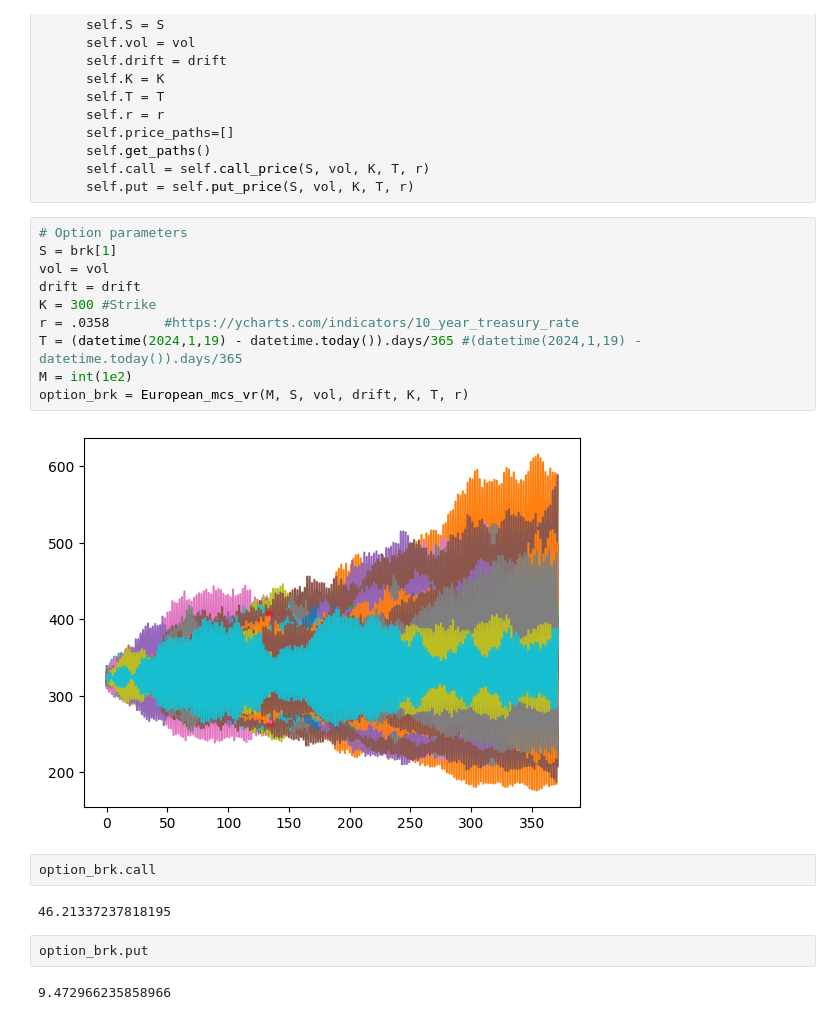
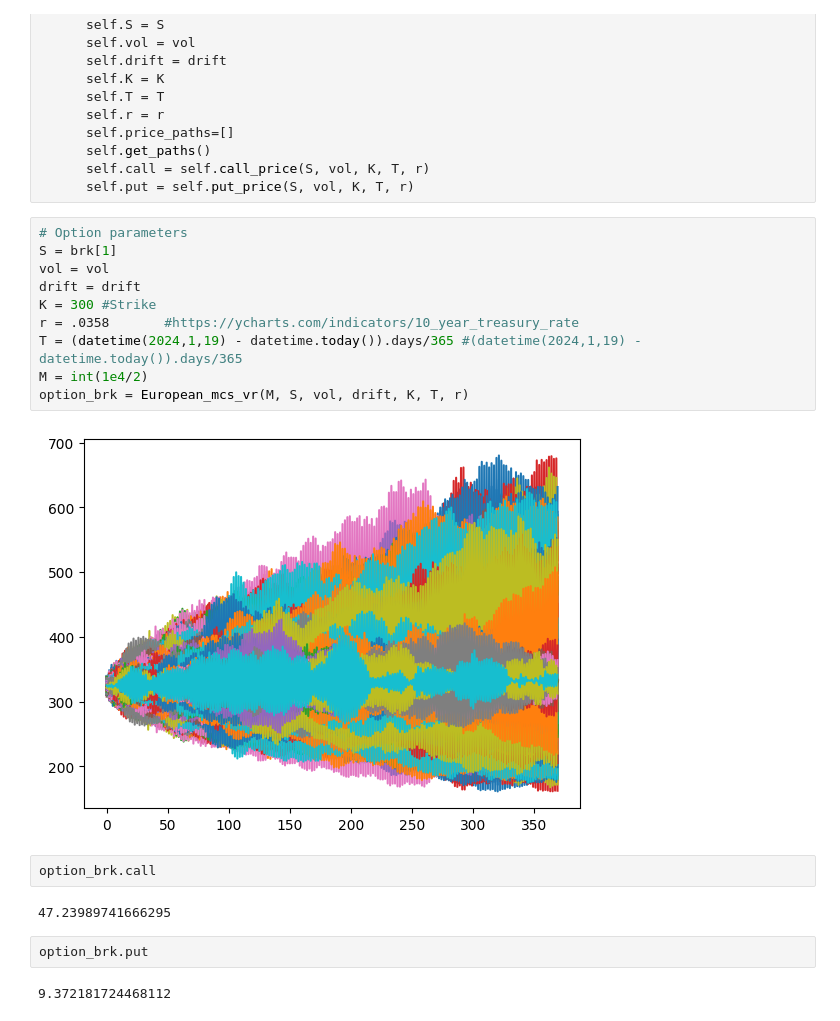
Before and after one commit to mrodek/ISYE6644-GRP236-OptionPricing, a Jupyter notebook: Option_Pricing.ipynb, the cells around one changed output. Drawn from its saved outputs; the diff is of its cells as text.

```diff
--- a/Option_Pricing.ipynb
+++ b/Option_Pricing.ipynb
@@ -648,20 +619,20 @@ class European_mcs_vr:
 # %%
 # Option parameters
 S = brk[1]
 vol = vol
 drift = drift
 K = 300 #Strike
 r = .0358       #https://ycharts.com/indicators/10_year_treasury_rate
 T = (datetime(2024,1,19) - datetime.today()).days/365 #(datetime(2024,1,19) - datetime.today()).days/365
-M = int(1e2)
+M = int(1e4/2)
 option_brk = European_mcs_vr(M, S, vol, drift, K, T, r)
 # %% [output]
-[figure, old version]
+[figure, new version]
 # %%
 option_brk.call
 # %% [output]
-46.21337237818195
+47.23989741666295
 # %%
 option_brk.put
 # %% [output]
-9.472966235858966
+9.372181724468112
```
Also changed, not shown: parts of 15 cells of this notebook.
